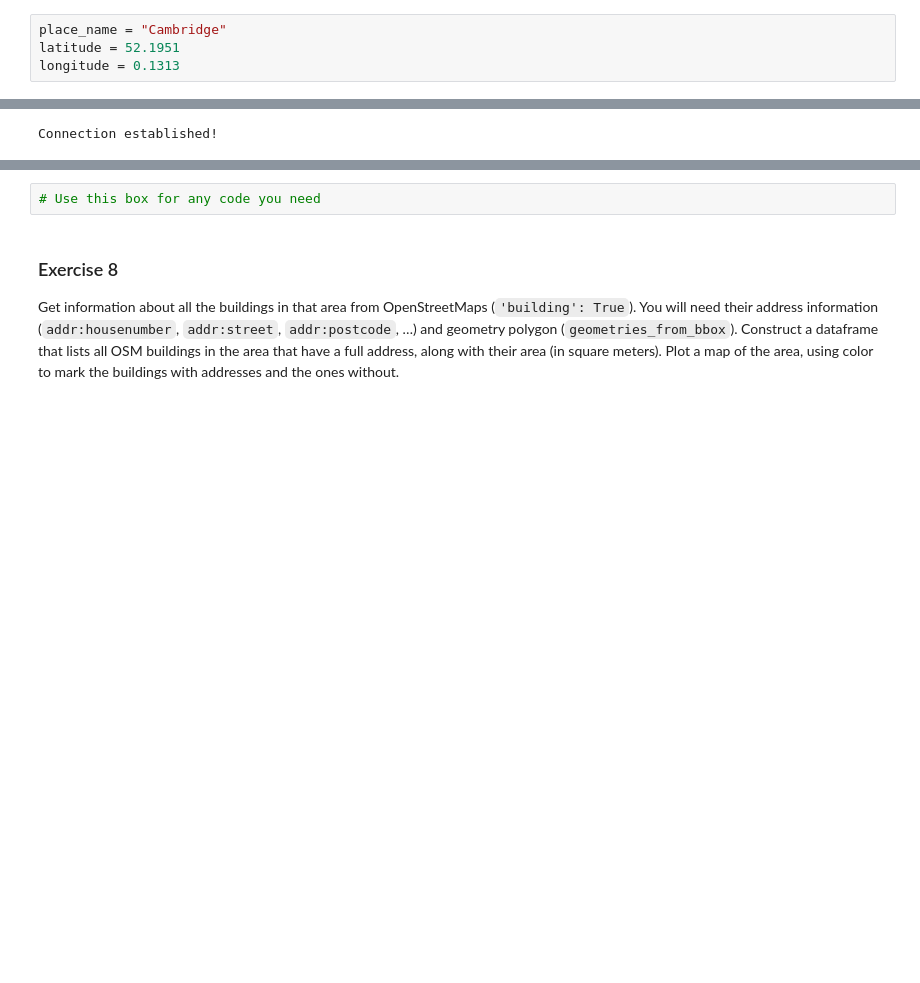
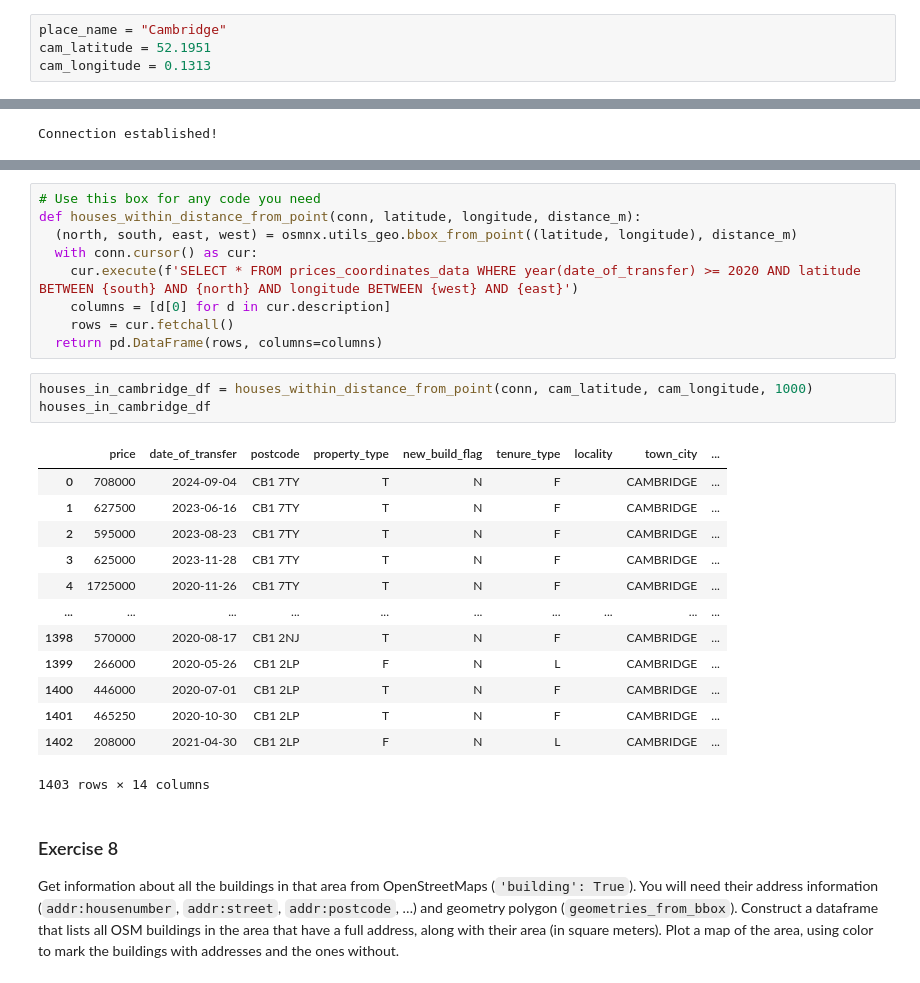
Before and after one commit to ClaireCooper/cjc233_ads_2024, a Jupyter notebook: notebooks/02_access_assess_geospatial.ipynb, the cells around one changed output, grey strips where cells are left out. Drawn from its saved outputs; the diff is of its cells as text; blank space fills up the shorter version.

Commit message:
Select houses in Cambridge

```diff
--- a/notebooks/02_access_assess_geospatial.ipynb
+++ b/notebooks/02_access_assess_geospatial.ipynb
@@ -813,8 +813,8 @@ price dataset. This is a data linking and validation exercise.
 The latitude and longitude of Cambridge are as follows:
 # %%
 place_name = "Cambridge"
-latitude = 52.1951
-longitude = 0.1313
+cam_latitude = 52.1951
+cam_longitude = 0.1313
 # %% [markdown]
 We want to execute an SQL query on your database to select all houses in
 a 1km x 1km region around the centre of Cambridge that have been part of
@@ -980,5 +1004,29 @@ Selecting data for year: 2020
-# %%
-# Use this box for any code you need
+# %%
+# Use this box for any code you need
+def houses_within_distance_from_point(conn, latitude, longitude, distance_m):
+  (north, south, east, west) = osmnx.utils_geo.bbox_from_point((latitude, longitude), distance_m)
+  with conn.cursor() as cur:
+    cur.execute(f'SELECT * FROM prices_coordinates_data WHERE year(date_of_transfer) >= 2020 AND latitude BETWEEN {south} AND {north} AND longitude BETWEEN {west} AND {east}')
+    columns = [d[0] for d in cur.description]
+    rows = cur.fetchall()
+  return pd.DataFrame(rows, columns=columns)
+# %%
+houses_in_cambridge_df = houses_within_distance_from_point(conn, cam_latitude, cam_longitude, 1000)
+houses_in_cambridge_df
+# %% [output]
+|  | price | date_of_transfer | postcode | property_type | new_build_flag | tenure_type | locality | town_city | ... |
+| 0 | 708000 | 2024-09-04 | CB1 7TY | T | N | F |  | CAMBRIDGE | ... |
+| 1 | 627500 | 2023-06-16 | CB1 7TY | T | N | F |  | CAMBRIDGE | ... |
+| 2 | 595000 | 2023-08-23 | CB1 7TY | T | N | F |  | CAMBRIDGE | ... |
+| 3 | 625000 | 2023-11-28 | CB1 7TY | T | N | F |  | CAMBRIDGE | ... |
+| 4 | 1725000 | 2020-11-26 | CB1 7TY | T | N | F |  | CAMBRIDGE | ... |
+| ... | ... | ... | ... | ... | ... | ... | ... | ... | ... |
+| 1398 | 570000 | 2020-08-17 | CB1 2NJ | T | N | F |  | CAMBRIDGE | ... |
+| 1399 | 266000 | 2020-05-26 | CB1 2LP | F | N | L |  | CAMBRIDGE | ... |
+| 1400 | 446000 | 2020-07-01 | CB1 2LP | T | N | F |  | CAMBRIDGE | ... |
+| 1401 | 465250 | 2020-10-30 | CB1 2LP | T | N | F |  | CAMBRIDGE | ... |
+| 1402 | 208000 | 2021-04-30 | CB1 2LP | F | N | L |  | CAMBRIDGE | ... |
+1403 rows × 14 columns
 # %% [markdown]
 ### Exercise 8
 
```
Also changed, not shown: parts of 8 cells of this notebook.
